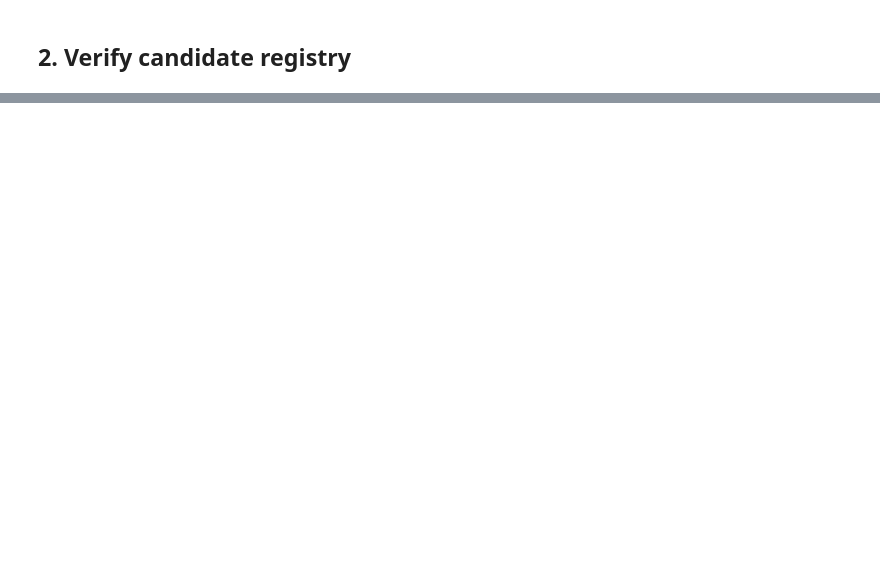
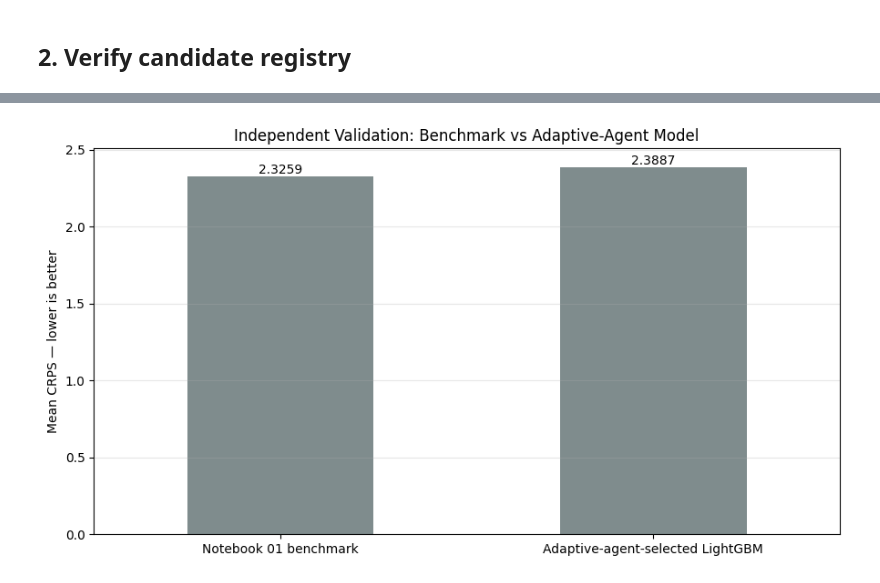
Before and after one commit to helloheyi/agentic-forecasting-c1-bmo-one, a Jupyter notebook: implementations/BAA10Y_forecasting/04_BAA10Y_adaptive_agent_tests.ipynb, the cells around one changed output, grey strips where cells are left out. Cells and saved outputs as stored; diff of their text form; code cells hidden in the pictures; blank space fills up the shorter version.

```diff
--- a/implementations/BAA10Y_forecasting/04_BAA10Y_adaptive_agent_tests.ipynb
+++ b/implementations/BAA10Y_forecasting/04_BAA10Y_adaptive_agent_tests.ipynb
@@ -356,0 +938,54 @@ The conversational agent works correctly if it calls the tools, reports the same
+# %%
+import matplotlib.pyplot as plt
+
+
+chart_data = (
+    FINAL_PERFORMANCE_REPORT[
+        [
+            "model",
+            "validation_crps",
+        ]
+    ]
+    .set_index("model")
+)
+
+ax = chart_data.plot(
+    kind="bar",
+    figsize=(9, 5),
+    legend=False,
+    color=[
+        "#7f8c8d",
+        "#2e86de",
+    ],
+)
+
+ax.set_title(
+    "Independent Validation: "
+    "Benchmark vs Adaptive-Agent Model"
+)
+
+ax.set_xlabel("")
+ax.set_ylabel(
+    "Mean CRPS — lower is better"
+)
+
+ax.tick_params(
+    axis="x",
+    rotation=0,
+)
+
+ax.grid(
+    axis="y",
+    alpha=0.3,
+)
+
+for container in ax.containers:
+    ax.bar_label(
+        container,
+        fmt="%.4f",
+    )
+
+plt.tight_layout()
+plt.show()
+# %% [output]
+[figure, added]
```
Also changed, not shown: parts of 27 cells of this notebook, 8 other files.
